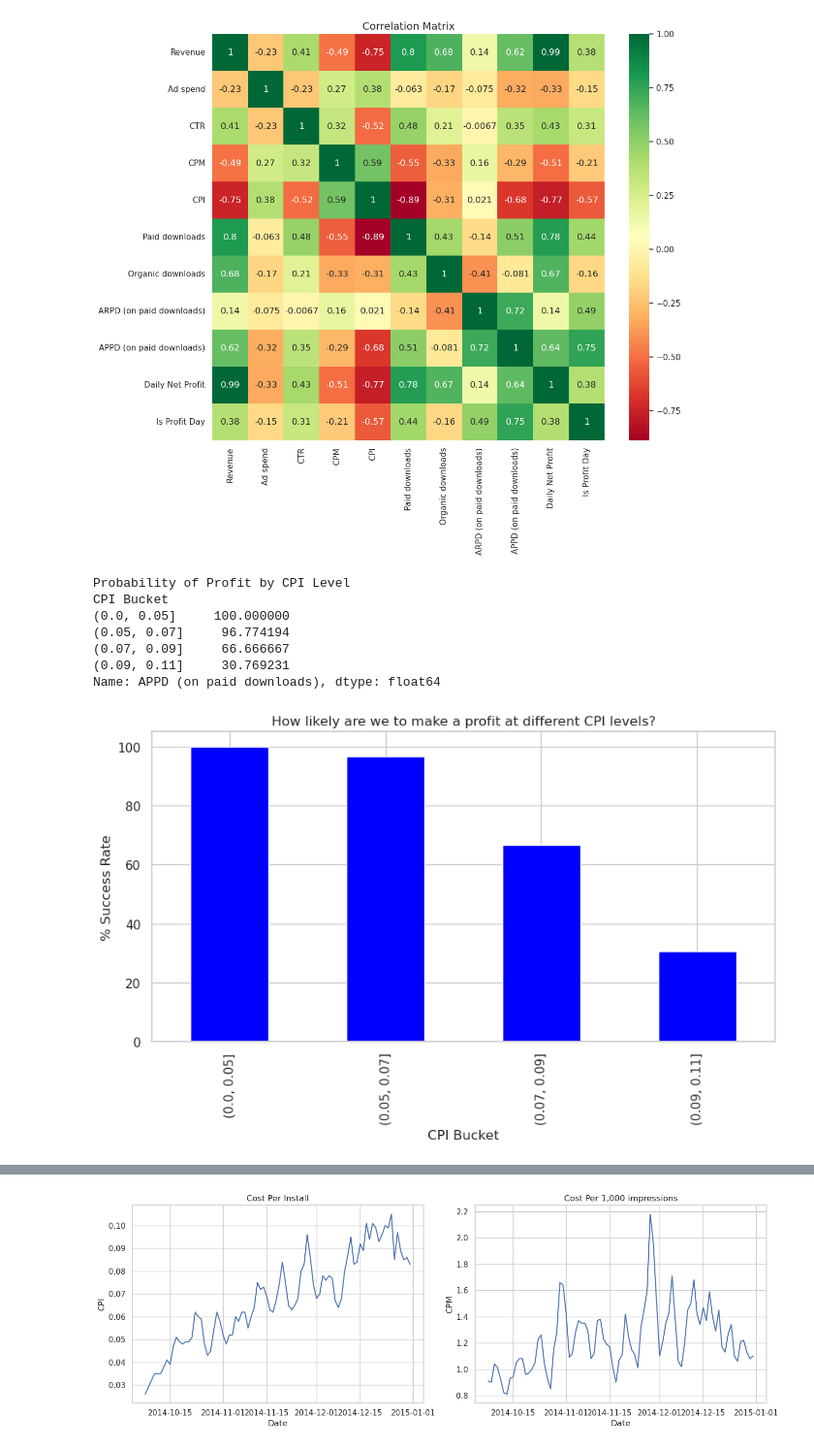
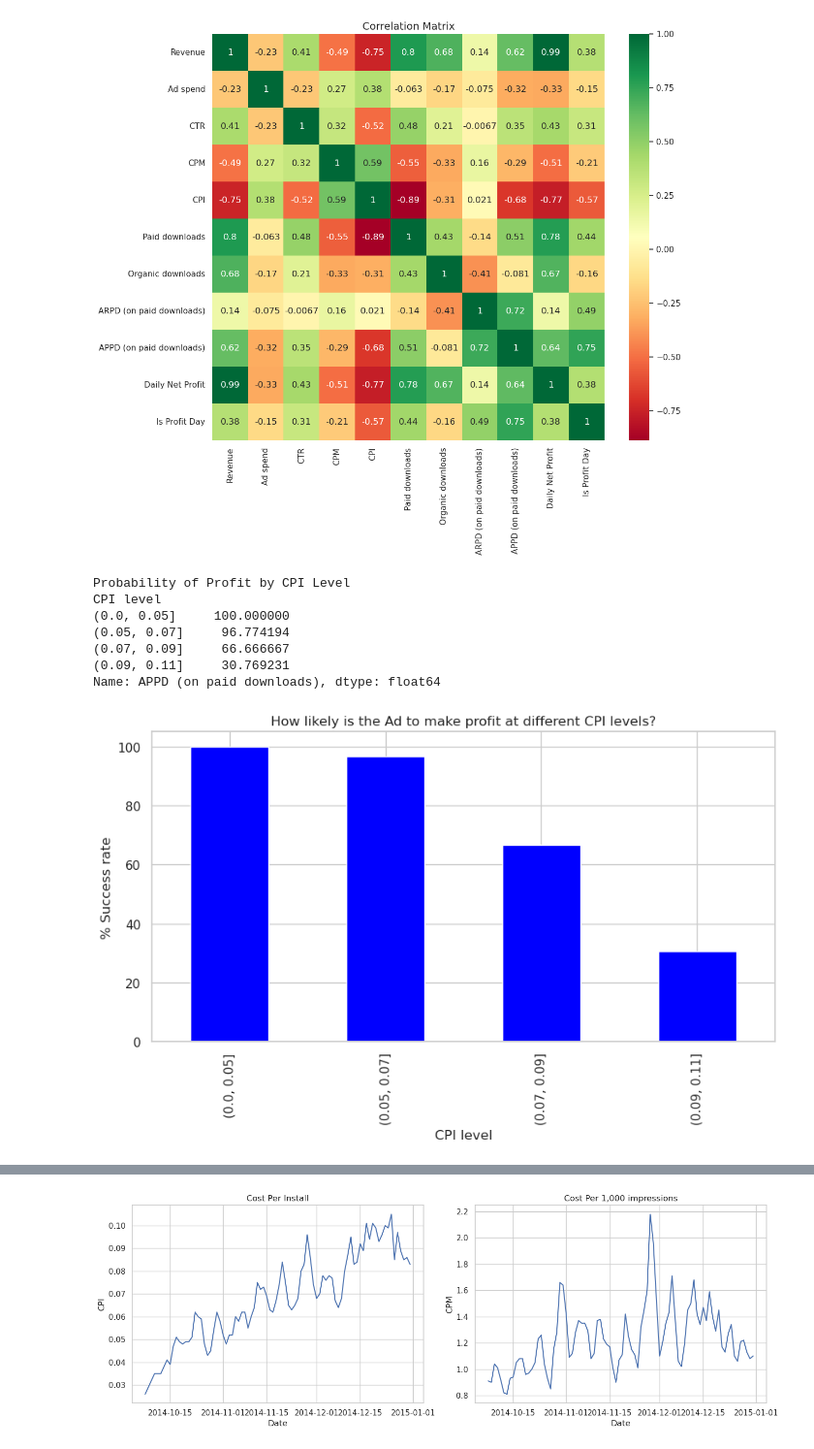
Before and after one commit to aaroparkkinen/spoons_analysis, a Jupyter notebook: analysis_adperformance.ipynb, the cells around one changed output, grey strips where cells are left out. Shown at 97% size. Drawn from its saved outputs; the diff is of its cells as text; code cells hidden in the pictures.

```diff
--- a/analysis_adperformance.ipynb
+++ b/analysis_adperformance.ipynb
@@ -150,26 +140,28 @@ plt.show()
 # %% [output]
 [figure]
 # %%
+# CPI levels and bins used to understand different profitability levels, when cost per install is high, are advertisements worth running?
+
 # Create brackets for CPI to calculate the probability of being profitable
-campaign_df['CPI Bucket'] = pd.cut(campaign_df['CPI'], bins = [0, 0.05, 0.07, 0.09, 0.11])
+campaign_df['CPI level'] = pd.cut(campaign_df['CPI'], bins = [0, 0.05, 0.07, 0.09, 0.11])
 
 # Calculate % of days that were profitable based on APPD
-success_rate = campaign_df.groupby('CPI Bucket', observed = True)['APPD (on paid downloads)'].apply(lambda x: (x >= 0).mean() * 100)
+success = campaign_df.groupby('CPI level', observed = True)['APPD (on paid downloads)'].apply(lambda x: (x >= 0).mean() * 100)
 
 print("Probability of Profit by CPI Level")
-print(success_rate)
+print(success)
 
-# Visualization of the Success Rate
-success_rate.plot(kind = 'bar', color = 'blue', figsize = (10,5))
-plt.title('How likely are we to make a profit at different CPI levels?')
-plt.ylabel('% Success Rate')
+# Visualisation of the Success Rate
+success.plot(kind = 'bar', color = 'blue', figsize = (10,5))
+plt.title('How likely is the Ad to make profit at different CPI levels?')
+plt.ylabel('% Success rate')
 plt.show()
 # %% [output]
 Probability of Profit by CPI Level
-CPI Bucket
+CPI level
 (0.0, 0.05]     100.000000
 (0.05, 0.07]     96.774194
 (0.07, 0.09]     66.666667
 (0.09, 0.11]     30.769231
 Name: APPD (on paid downloads), dtype: float64
-[figure, old version]
+[figure, new version]
```
Also changed, not shown: parts of 15 cells of this notebook, 1 other file.
